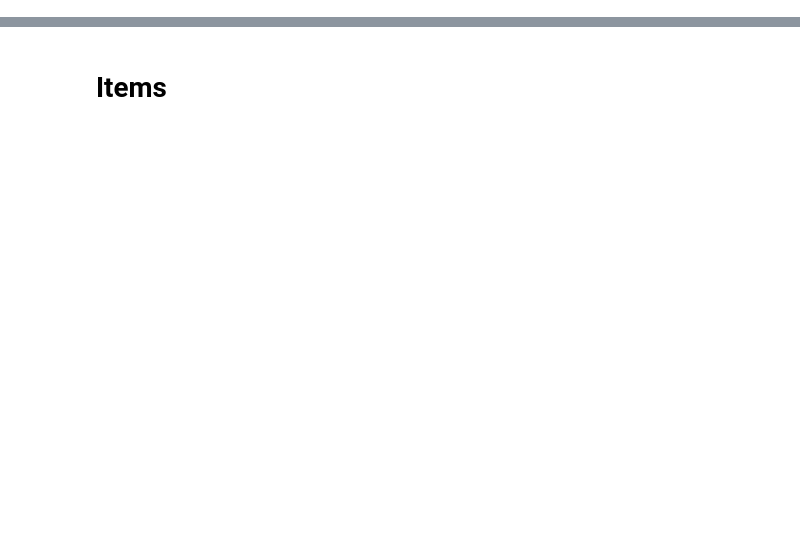
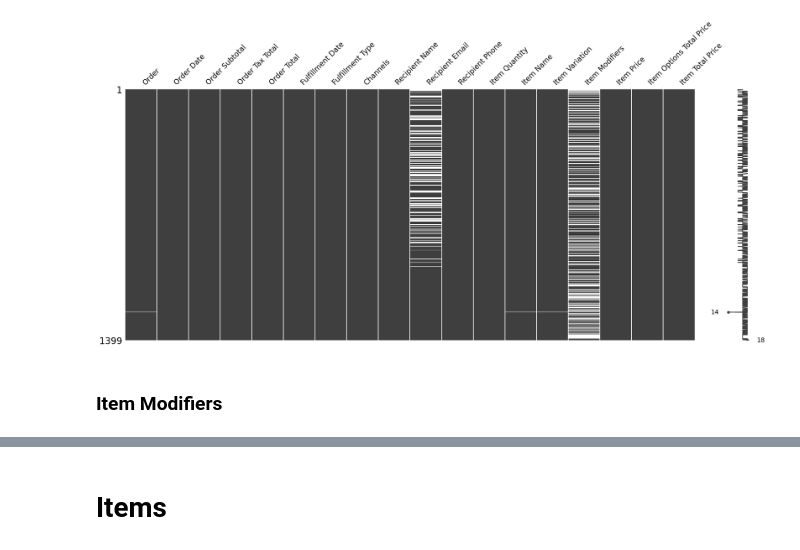
Before and after one commit to ajamkotc/belly_rubb_analysis, a Jupyter notebook: notebooks/wrangling.ipynb, the cells around one changed output, grey strips where cells are left out. Cells and saved outputs as stored; diff of their text form; code cells hidden in the pictures; blank space fills up the shorter version.

```diff
--- a/notebooks/wrangling.ipynb
+++ b/notebooks/wrangling.ipynb
@@ -38,3 +30,7 @@ Index(['Order', 'Order Date', 'Currency', 'Order Subtotal',
+# %%
+orders_df = pd.read_csv(RAW_DATA_DIR / 'orders.csv')
+
+orders_processed_df = pd.read_csv(INTERIM_DATA_DIR / 'orders_processed.csv')
 # %%
 # Generate initial report of orders.csv
 
@@ -42,0 +72,10 @@ profile.to_file('./../reports/profile-reports/orders-profile-report.html')
+# %%
+# Visualize missingness matrix
+
+msno.matrix(orders_processed_df)
+
+plt.show()
+# %% [output]
+[figure, added]
+# %% [markdown]
+### Item Modifiers
```
Also changed, not shown: parts of 14 cells of this notebook, 6 other files.
